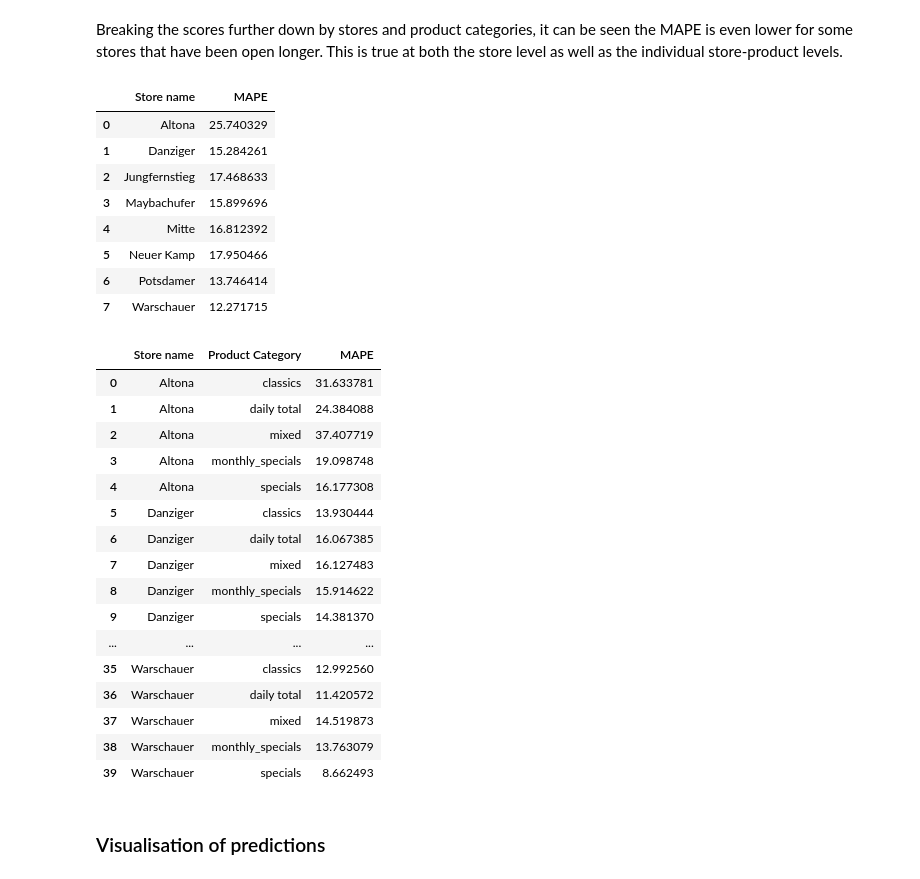
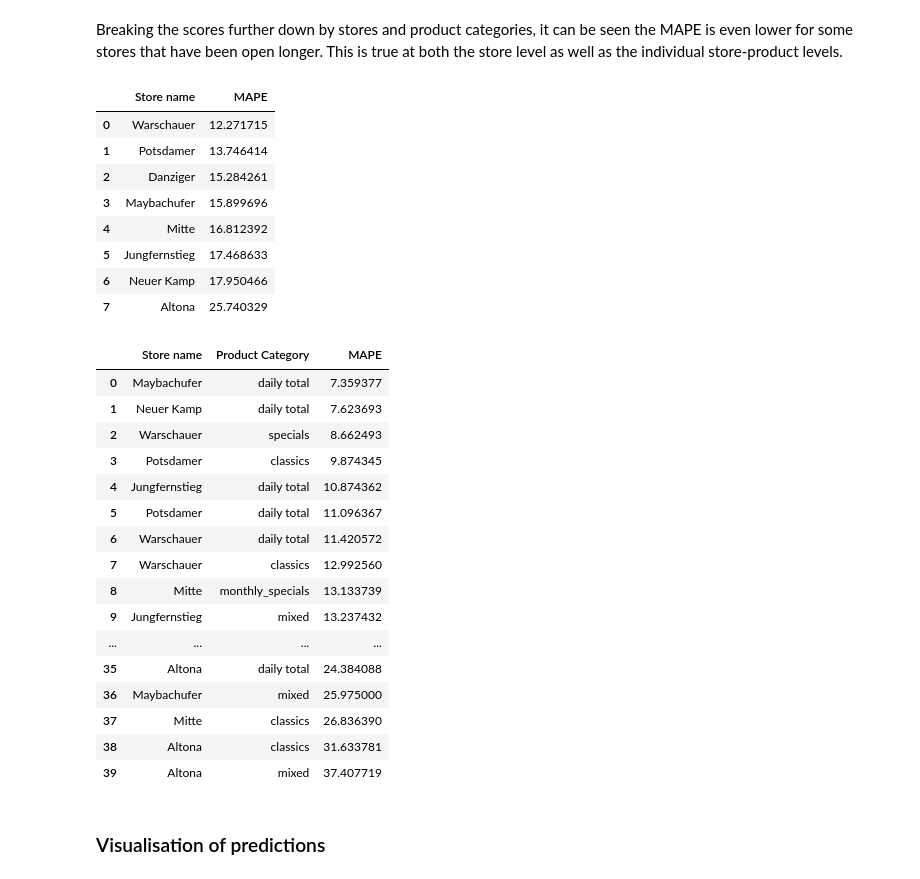
Before and after one commit to vlatko-v/sweet-spot-donut-sales-forecasting, a Jupyter notebook: catboost.ipynb, the cells around one changed output. Saved outputs shown, nothing was run; the diff lists cells and outputs as text; code cells hidden in the pictures.

```diff
--- a/catboost.ipynb
+++ b/catboost.ipynb
@@ -100,13 +107,8 @@ Training tree-based algorithm often leads to overfitting. In order to create a g
 * A minimum amount of datapoints in a leaf before a split can occur
 * Minimum child weight
 # %%
-d2 = d[date + catfeat + numfeat]
-#d2 = d2[d2["item_category"] != "daily total"]
-d2 = pd.concat([d2, d["total_amount"]], axis = 1)
-
-d_test2 = d_test[date + catfeat + numfeat]
-#d_test2 = d_test2[d_test2["item_category"] != "daily total"]
-d_test2 = pd.concat([d_test2, d_test["total_amount"]], axis = 1)
+d2 = d[date + catfeat + numfeat + ["total_amount"]]
+d_test2 = d_test[date + catfeat + numfeat + ["total_amount"]]
 # %%
 agg_columns = d2.columns.difference(['date', 'store_name', 'item_category'] + ["total_amount"])
 agg_dict = {col: "first" for col in agg_columns}
@@ -321,2 +325,6 @@ Shrink model to first 2143 iterations.
 # %% [markdown]
 ### Feature importances
+# %%
+model2 = CatBoostRegressor()
+
+model2.load_model("saved_models/cb_final_model.cbm")
@@ -431,38 +441,38 @@ Breaking the scores further down by stores and product categories, it can be see
 # %%
 # breakdown: either "stores" or "stores_products"
 
-mape_stores(d_test2, y_test_pred, breakdown = "stores")
+mape_stores(d_test2, y_test_pred, breakdown = "stores").sort_values("MAPE").reset_index(drop = True)
 # %% [output]
 |  | Store name | MAPE |
-| 0 | Altona | 25.740329 |
-| 1 | Danziger | 15.284261 |
-| 2 | Jungfernstieg | 17.468633 |
+| 0 | Warschauer | 12.271715 |
+| 1 | Potsdamer | 13.746414 |
+| 2 | Danziger | 15.284261 |
 | 3 | Maybachufer | 15.899696 |
 | 4 | Mitte | 16.812392 |
-| 5 | Neuer Kamp | 17.950466 |
-| 6 | Potsdamer | 13.746414 |
-| 7 | Warschauer | 12.271715 |
+| 5 | Jungfernstieg | 17.468633 |
+| 6 | Neuer Kamp | 17.950466 |
+| 7 | Altona | 25.740329 |
 # %%
 # breakdown: either "stores" or "stores_products"
 
-mape_stores(d_test2, y_test_pred, breakdown = "stores_products")
+mape_stores(d_test2, y_test_pred, breakdown = "stores_products").sort_values("MAPE").reset_index(drop = True)
 # %% [output]
 |  | Store name | Product Category | MAPE |
-| 0 | Altona | classics | 31.633781 |
-| 1 | Altona | daily total | 24.384088 |
-| 2 | Altona | mixed | 37.407719 |
-| 3 | Altona | monthly_specials | 19.098748 |
-| 4 | Altona | specials | 16.177308 |
-| 5 | Danziger | classics | 13.930444 |
-| 6 | Danziger | daily total | 16.067385 |
-| 7 | Danziger | mixed | 16.127483 |
-| 8 | Danziger | monthly_specials | 15.914622 |
-| 9 | Danziger | specials | 14.381370 |
+| 0 | Maybachufer | daily total | 7.359377 |
+| 1 | Neuer Kamp | daily total | 7.623693 |
+| 2 | Warschauer | specials | 8.662493 |
+| 3 | Potsdamer | classics | 9.874345 |
+| 4 | Jungfernstieg | daily total | 10.874362 |
+| 5 | Potsdamer | daily total | 11.096367 |
+| 6 | Warschauer | daily total | 11.420572 |
+| 7 | Warschauer | classics | 12.992560 |
+| 8 | Mitte | monthly_specials | 13.133739 |
+| 9 | Jungfernstieg | mixed | 13.237432 |
 | ... | ... | ... | ... |
-| 35 | Warschauer | classics | 12.992560 |
-| 36 | Warschauer | daily total | 11.420572 |
-| 37 | Warschauer | mixed | 14.519873 |
-| 38 | Warschauer | monthly_specials | 13.763079 |
-| 39 | Warschauer | specials | 8.662493 |
+| 35 | Altona | daily total | 24.384088 |
+| 36 | Maybachufer | mixed | 25.975000 |
+| 37 | Mitte | classics | 26.836390 |
+| 38 | Altona | classics | 31.633781 |
+| 39 | Altona | mixed | 37.407719 |
 # %% [markdown]
 ### Visualisation of predictions
```
Also changed, not shown: parts of 15 cells of this notebook, 3 other files.
